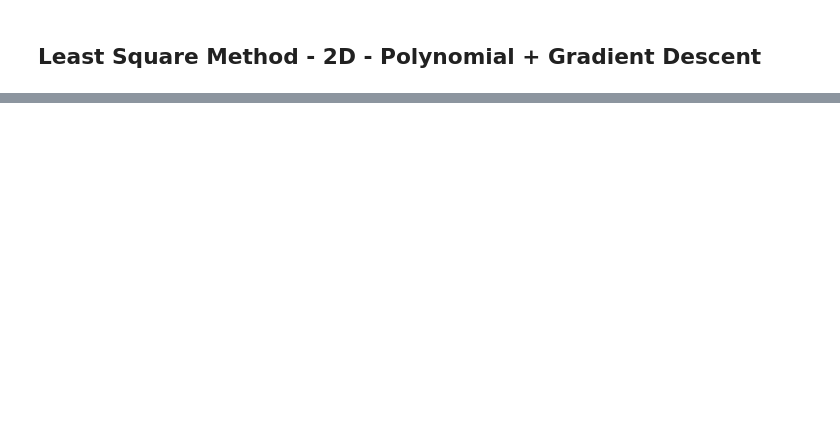
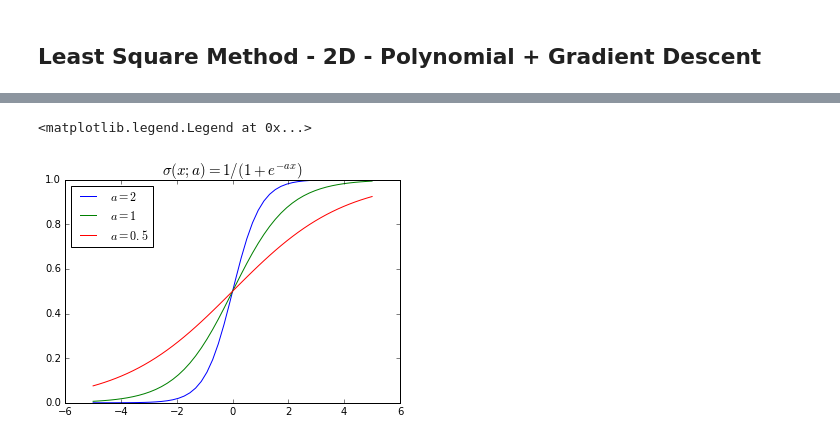
Before and after one commit to macromancer/DLTutorial_Python, a Jupyter notebook: LinearLeastSquare-2D.ipynb, the cells around one changed output, grey strips where cells are left out. Cells and saved outputs as stored; diff of their text form; code cells hidden in the pictures; blank space fills up the shorter version.

```diff
--- a/LinearLeastSquare-2D.ipynb
+++ b/LinearLeastSquare-2D.ipynb
@@ -217,0 +291,14 @@ a = fit_GD(X, np.matrix(z).T, epoch, mu)
+# %%
+def sigmoid(x):
+    return 1 / (1 + np.exp(-1 * x))
+
+test_x = np.linspace(-5, 5)
+ax = plt.figure().add_subplot(111)
+ax.plot(test_x, sigmoid(2 * test_x), label='$a=2$')
+ax.plot(test_x, sigmoid(test_x), label='$a=1$')
+ax.plot(test_x, sigmoid(0.5 * test_x), label='$a=0.5$')
+ax.set_title(u'$\sigma (x;a) = 1/(1 + e^{-ax})$', fontsize=15)
+ax.legend(loc=2)
+# %% [output]
+<matplotlib.legend.Legend at 0x...>
+[figure, added]
```
Also changed, not shown: parts of 6 cells of this notebook.
